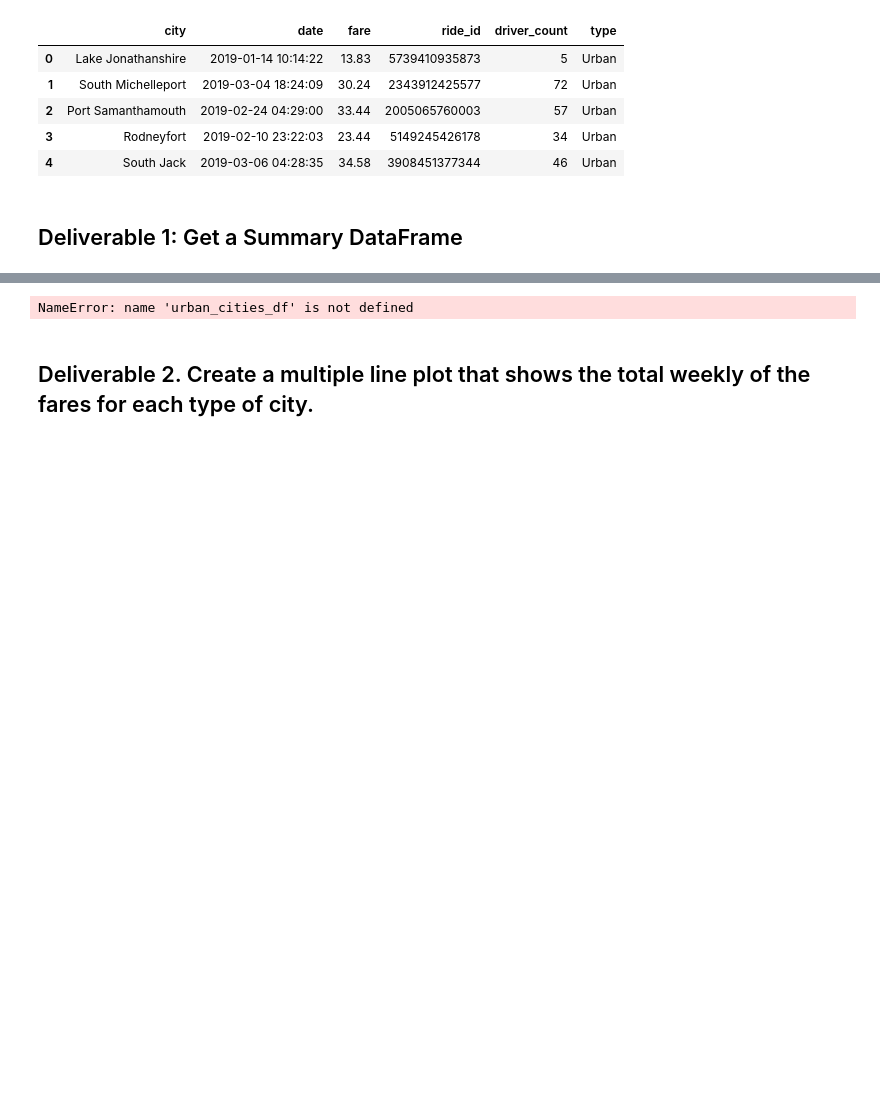
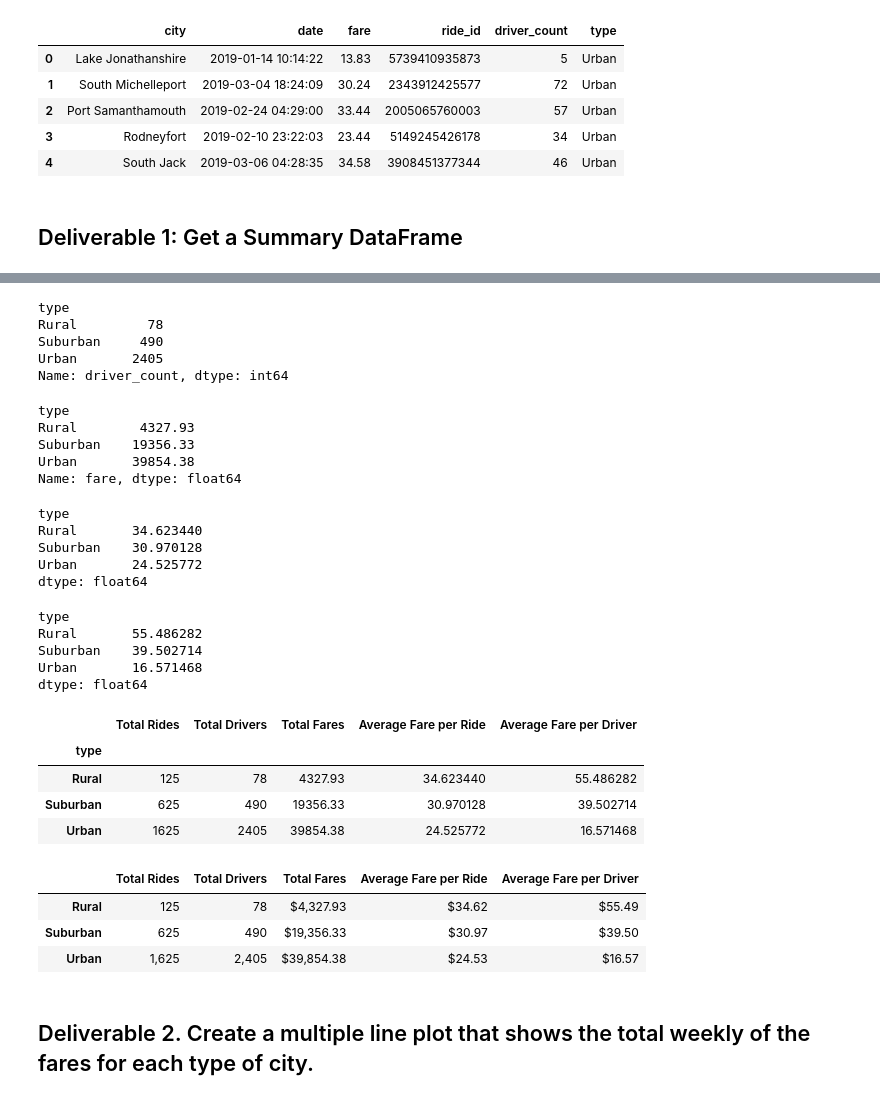
Before and after one commit to kemoo13/PyBer_Analysis, a Jupyter notebook: PyBer_Challenge_starter_code.ipynb, the cells around one changed output, grey strips where cells are left out. Drawn from its saved outputs; the diff is of its cells as text; code cells hidden in the pictures; blank space fills up the shorter version.

```diff
--- a/PyBer_Challenge_starter_code.ipynb
+++ b/PyBer_Challenge_starter_code.ipynb
@@ -36,8 +55,45 @@ pyber_data_df.head()
+# %%
+# 2. Get the total drivers for each city type
+#urban_driver_count = urban_cities_df.groupby(["city"]).count()["driver_count"]
+#suburban_driver_count = suburban_cities_df.groupby(["city"]).count()["driver_count"]
+#rural_driver_count = rural_cities_df.groupby(["city"]).count()["driver_count"]
+
+drivers_by_city = city_data_df.groupby(["type"]).sum().driver_count
+drivers_by_city
+# %% [output]
+type
+Rural         78
+Suburban     490
+Urban       2405
+Name: driver_count, dtype: int64
 # %%
-#  1. Get the total rides for each city type
-
-urban_ride_count = urban_cities_df.group(["city"]).count()["ride_id"]
+#  3. Get the total amount of fares for each city type
+fares_by_city = pyber_data_df.groupby(["type"]).sum()["fare"]
+fares_by_city
 # %% [output]
-NameError: name 'urban_cities_df' is not defined
+type
+Rural        4327.93
+Suburban    19356.33
+Urban       39854.38
+Name: fare, dtype: float64
+# %%
+#  4. Get the average fare per ride for each city type.
+# can also use groupby() and mean() as we did above
+avg_fares_per_ride = fares_by_city/rides_by_city
+avg_fares_per_ride
+# %% [output]
+type
+Rural       34.623440
+Suburban    30.970128
+Urban       24.525772
+dtype: float64
 # %%
-# 2. Get the total drivers for each city type
+# 5. Get the average fare per driver for each city type.
+avg_fare_per_driver = fares_by_city/drivers_by_city
+avg_fare_per_driver
+# %% [output]
+type
+Rural       55.486282
+Suburban    39.502714
+Urban       16.571468
+dtype: float64
@@ -52,3 +100,18 @@ NameError: name 'urban_cities_df' is not defined
+# %%
+#  6. Create a PyBer summary DataFrame.
+pyber_summary_df = pd.DataFrame({
+    "Total Rides" : rides_by_city,
+    "Total Drivers" : drivers_by_city,
+    "Total Fares" : fares_by_city,
+    "Average Fare per Ride" : avg_fares_per_ride,
+    "Average Fare per Driver" : avg_fare_per_driver})
+pyber_summary_df
+# %% [output]
+|  | Total Rides | Total Drivers | Total Fares | Average Fare per Ride | Average Fare per Driver |
+| type |  |  |  |  |  |
+| Rural | 125 | 78 | 4327.93 | 34.623440 | 55.486282 |
+| Suburban | 625 | 490 | 19356.33 | 30.970128 | 39.502714 |
+| Urban | 1625 | 2405 | 39854.38 | 24.525772 | 16.571468 |
 # %%
 #  7. Cleaning up the DataFrame. Delete the index name
 pyber_summary_df.index.name = None
@@ -57,3 +118,17 @@ pyber_summary_df.index.name = None
+# %%
+#  8. Format the columns.
+pyber_summary_df["Total Rides"] = pyber_summary_df["Total Rides"].map("{:,}".format)
+pyber_summary_df["Total Drivers"] = pyber_summary_df["Total Drivers"].map("{:,}".format)
+pyber_summary_df["Total Fares"] = pyber_summary_df["Total Fares"].map("${:,.2f}".format)
+pyber_summary_df["Average Fare per Ride"] = pyber_summary_df["Average Fare per Ride"].map("${:.2f}".format)
+pyber_summary_df["Average Fare per Driver"] = pyber_summary_df["Average Fare per Driver"].map("${:.2f}".format)
+
+pyber_summary_df
+# %% [output]
+|  | Total Rides | Total Drivers | Total Fares | Average Fare per Ride | Average Fare per Driver |
+| Rural | 125 | 78 | $4,327.93 | $34.62 | $55.49 |
+| Suburban | 625 | 490 | $19,356.33 | $30.97 | $39.50 |
+| Urban | 1,625 | 2,405 | $39,854.38 | $24.53 | $16.57 |
 # %% [markdown]
 ## Deliverable 2.  Create a multiple line plot that shows the total weekly of the fares for each type of city.
 # %%
```
Also changed, not shown: parts of 16 cells of this notebook.
